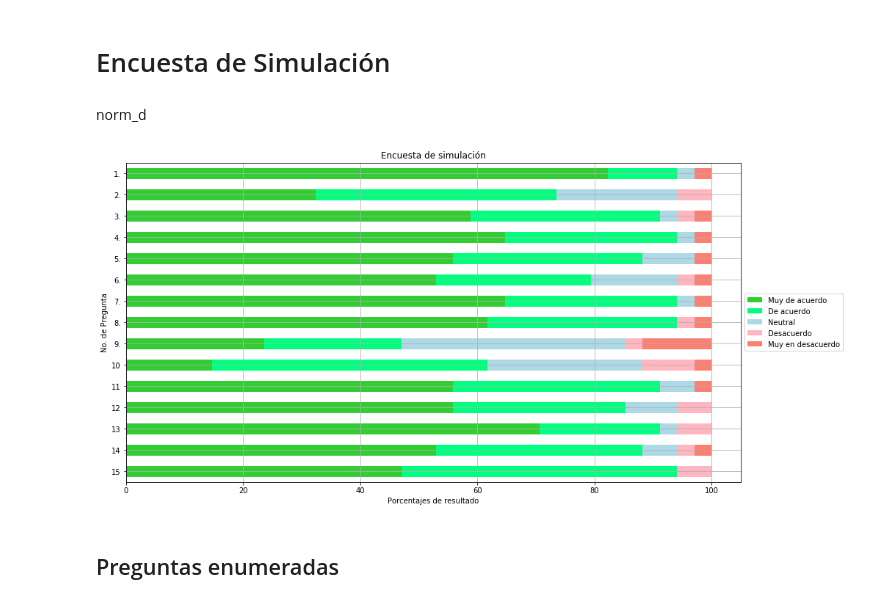
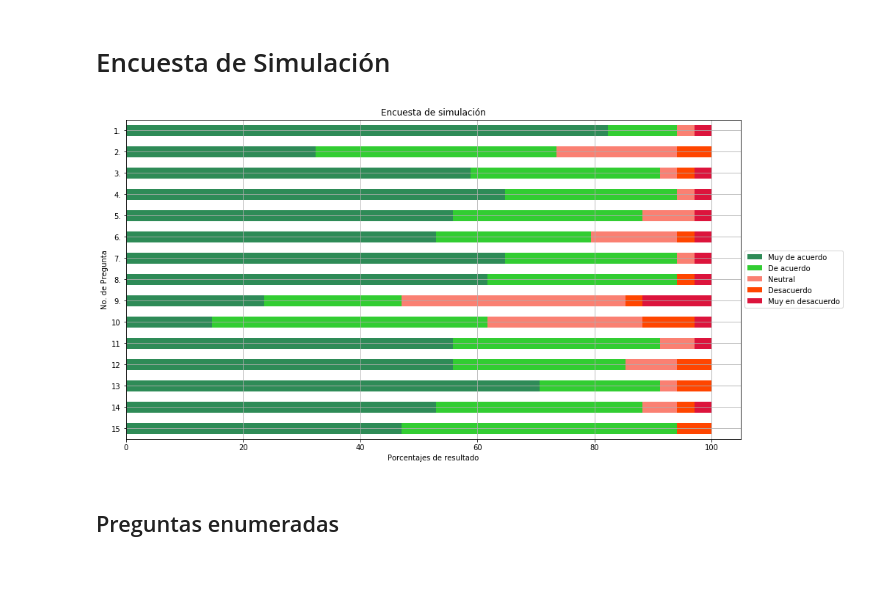
Before and after one commit to memoherreraacosta/simulacion_medica, a Jupyter notebook: clean.ipynb, the cells around one changed output. Drawn from its saved outputs; the diff is of its cells as text; code cells hidden in the pictures; blank space fills up the shorter version.

Commit message:
Add porcentages and plot color change
Signed-off-by: Guillermo Herrera Acosta <a01400835@itesm.mx>

```diff
--- a/clean.ipynb
+++ b/clean.ipynb
@@ -20,46 +18,42 @@ norm_d = {
     for column in data.columns
 }
 # %%
-norm_d = pd.DataFrame(norm_d)
-dat_t = norm_d.transpose()
+dat_t = pd.DataFrame(norm_d).transpose()
-# %% [markdown]
-norm_d
 # %%
 f = pp.figure(figsize=(15,8))
 pp.title('Encuesta de simulación', color='black')
 colorcitos = [
-    "limegreen", # Muy de acuerdo
-    "springgreen", # De acuerdo
-    "lightblue", # Neutral
-    "lightpink", # Desacuerdo
-    "salmon" #"Muy en desacuerdo
+    "seagreen", # Muy de acuerdo
+    "limegreen", # De acuerdo
+    "salmon", # Neutral
+    "orangered", # Desacuerdo
+    "crimson"#"Muy en desacuerdo
 ]
 
 dat_t = dat_t.reindex_axis([
         "Muy de acuerdo",
         "De acuerdo",
         "Neutral",
         "Desacuerdo",
         "Muy en desacuerdo"
     ],
     axis = 1
 )
-
 
 ax = dat_t.plot(
     kind="barh",
     stacked=True,
     ax=f.gca(),
     color=colorcitos,
     grid=True,
 )
 
 ax.set_xlabel("Porcentajes de resultado")
 ax.set_ylabel("No. de Pregunta")
 ax.legend(loc='center left',bbox_to_anchor=(1.0, .5))
 ax.invert_yaxis()
 # %% [output]
-[figure, old version]
+[figure, new version]
 # %% [markdown]
 ## Preguntas enumeradas
 # %%
```
Also changed, not shown: parts of 2 cells of this notebook, 4 other files.
